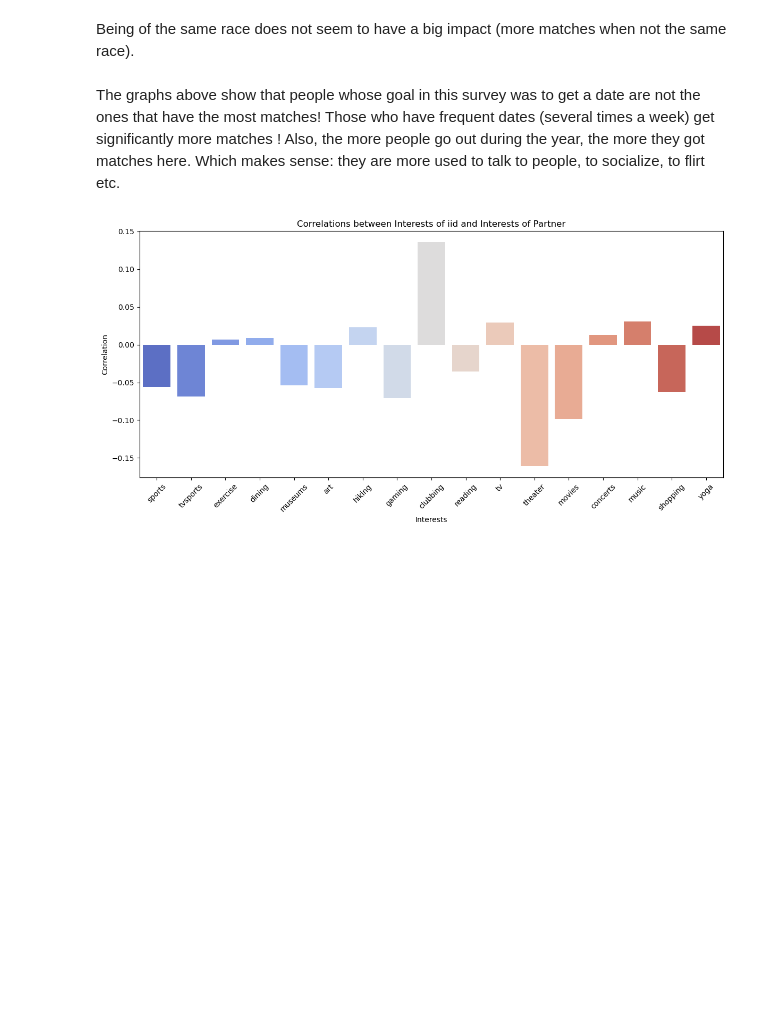
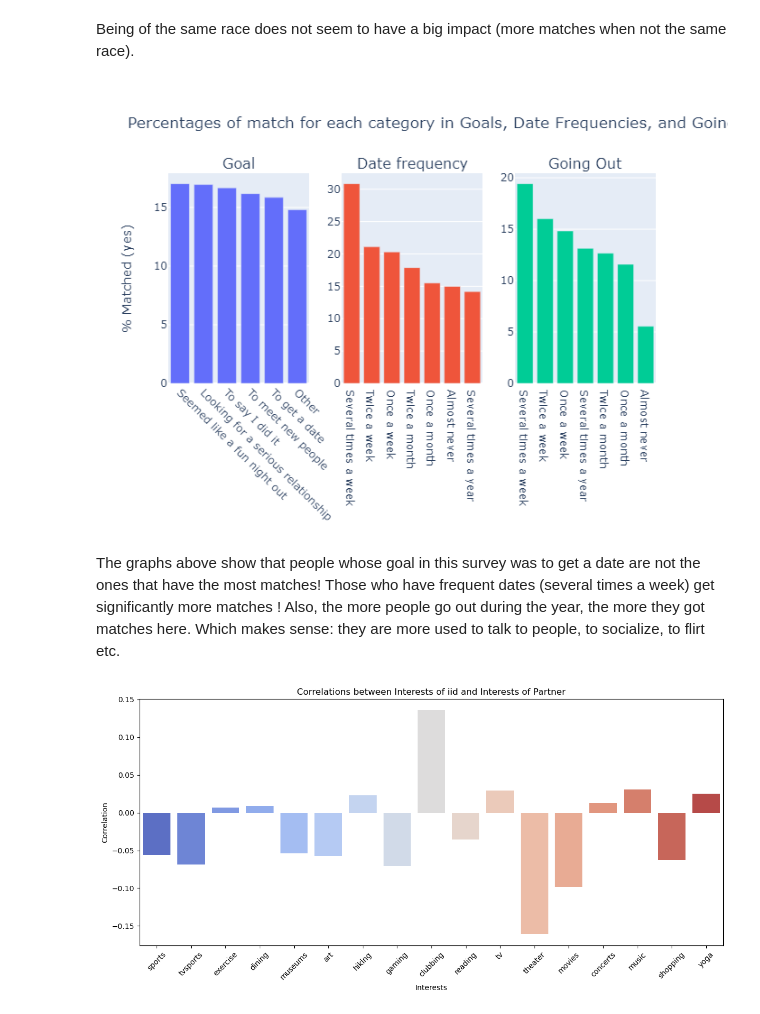
Before and after one commit to elodiesune/Bloc_2_PROJECT_Tinder, a Jupyter notebook: main.ipynb, the cells around one changed output. Cells and saved outputs as stored; diff of their text form; code cells hidden in the pictures; blank space fills up the shorter version.

```diff
--- a/main.ipynb
+++ b/main.ipynb
@@ -464,29 +486,31 @@ Being of the same race does not seem to have a big impact (more matches when not
 # %%
 # Here we calculate for each variable goal, date and go_out the % of match for each category
 grouped_goal = tinder_non_numeric.groupby('goal')['match'].apply(lambda x: (x == 'yes').mean() * 100)
 grouped_date = tinder_non_numeric.groupby('date')['match'].apply(lambda x: (x == 'yes').mean() * 100)
 grouped_go_out = tinder_non_numeric.groupby('go_out')['match'].apply(lambda x: (x == 'yes').mean() * 100)
 
 # We sort by highest percentage
 grouped_goal = grouped_goal.sort_values(ascending=False)
 grouped_date = grouped_date.sort_values(ascending=False)
 grouped_go_out = grouped_go_out.sort_values(ascending=False)
 
 # Histogram for each variable
 fig = make_subplots(rows=1, cols=3, subplot_titles=['Goal', 'Date frequency', 'Going Out'])
 
 fig.add_trace(go.Bar(x=grouped_goal.index, y=grouped_goal.values, name='Goal', showlegend=False), row=1, col=1)
 fig.add_trace(go.Bar(x=grouped_date.index, y=grouped_date.values, name='Date Frequency', showlegend=False), row=1, col=2)
 fig.add_trace(go.Bar(x=grouped_go_out.index, y=grouped_go_out.values, name='Going Out Frequency', showlegend=False), row=1, col=3)
 
 fig.update_layout(title_text="Percentages of match for each category in Goals, Date Frequencies, and Going Out Frequencies",
                   xaxis=dict(tickangle=45),
                   yaxis=dict(title='% Matched (yes)'))
 # fig.show()
 
 # Save the figure as a static image in order to see it in github
 pio.write_image(fig, 'graphs/15-goals-date-goingout.png')
-# Image(filename='graphs/15-goals-date-goingout.png')
+Image(filename='graphs/15-goals-date-goingout.png')
+# %% [output]
+[figure, added]
 # %% [markdown]
 The graphs above show that people whose goal in this survey was to get a date are not the ones that have the most matches! Those who have frequent dates (several times a week) get significantly more matches ! Also, the more people go out during the year, the more they got matches here. Which makes sense: they are more used to talk to people, to socialize, to flirt etc.
 # %%
```
Also changed, not shown: parts of 12 cells of this notebook.
